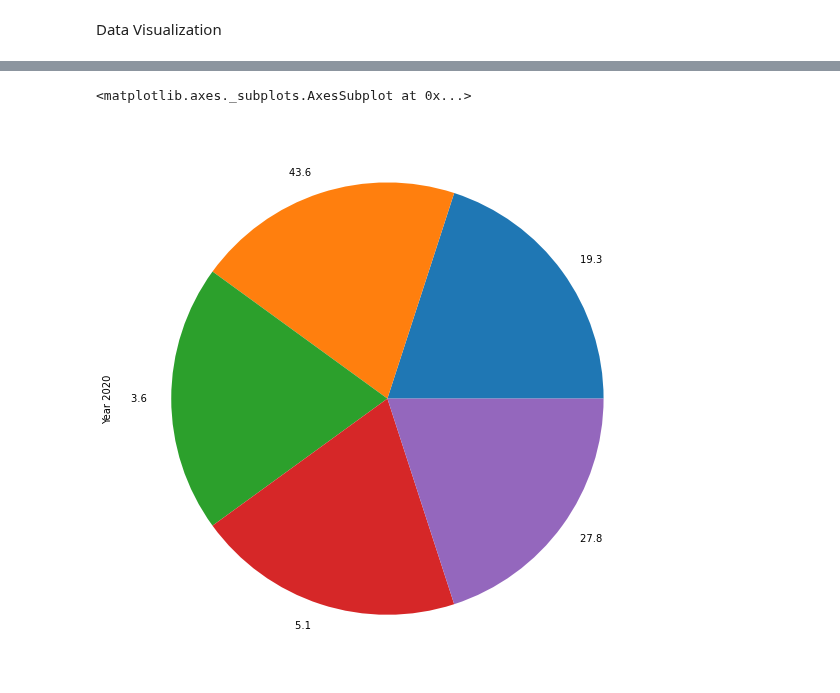
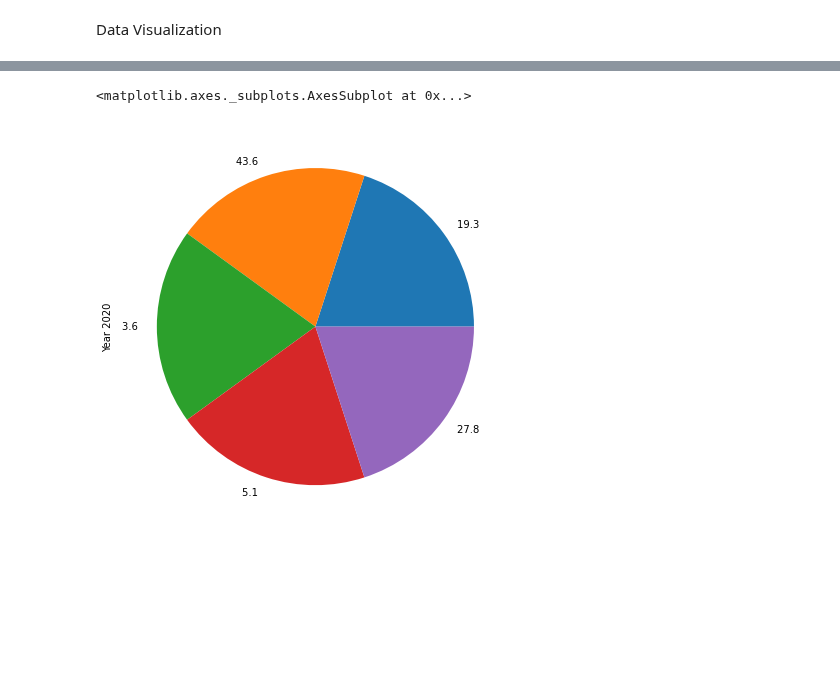
Before and after one commit to maezie19-02475/3206-The-Conquerors, a Jupyter notebook: COVID_19_DESCRIPTIVE_ANALYSIS_INFORMATION_AND_IMPACT_ON_EMPLOYMENT.ipynb, the cells around one changed output, grey strips where cells are left out. Cells and saved outputs as stored; diff of their text form; code cells hidden in the pictures; blank space fills up the shorter version.

```diff
--- a/COVID_19_DESCRIPTIVE_ANALYSIS_INFORMATION_AND_IMPACT_ON_EMPLOYMENT.ipynb
+++ b/COVID_19_DESCRIPTIVE_ANALYSIS_INFORMATION_AND_IMPACT_ON_EMPLOYMENT.ipynb
@@ -250,8 +280,8 @@ data3['Year 2019'].value_counts().plot(kind='pie', figsize = (8,8))
 # %%
 f = plt.figure(tight_layout=True)
 f.set_figwidth(20)
 f.set_figheight(10)
-data3['Year 2020'].value_counts().plot(kind='pie', figsize = (8,8))
+data3['Year 2020'].value_counts().plot(kind='pie', figsize = (6,6))
 # %% [output]
 <matplotlib.axes._subplots.AxesSubplot at 0x...>
-[figure, old version]
+[figure, new version]
```
Also changed, not shown: parts of 6 cells of this notebook.
